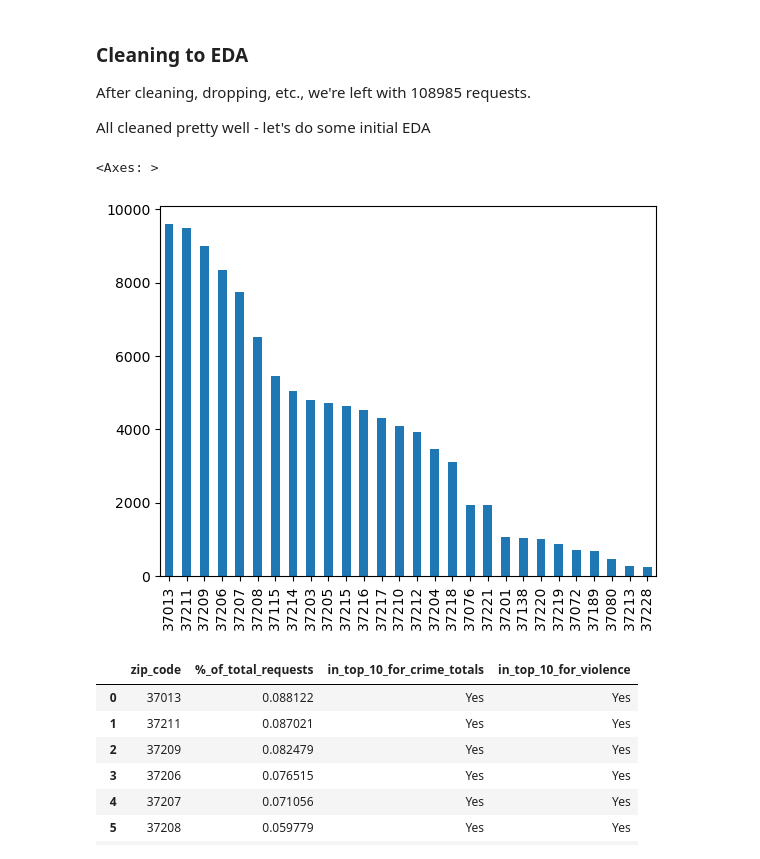
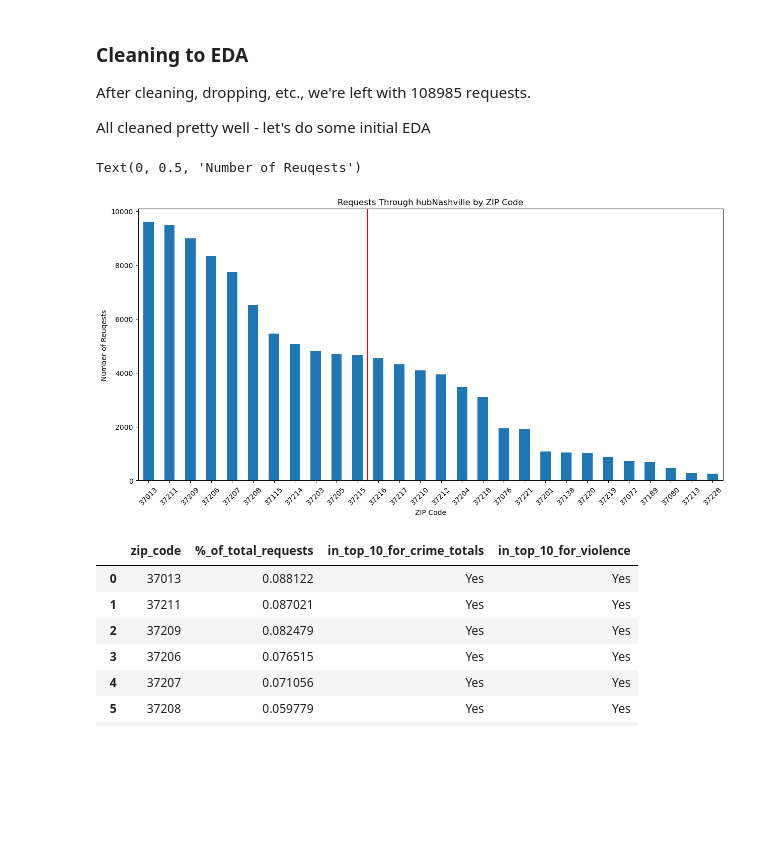
Before and after one commit to edwardbrown750/nss_da9_Capstone, a Jupyter notebook: notebook/ed_brown_da9_capstone_analysis_notebook.ipynb, the cells around one changed output. Saved outputs shown, nothing was run; the diff lists cells and outputs as text; code cells hidden in the pictures; blank space fills up the shorter version.

```diff
--- a/notebook/ed_brown_da9_capstone_analysis_notebook.ipynb
+++ b/notebook/ed_brown_da9_capstone_analysis_notebook.ipynb
@@ -738,10 +812,16 @@ After cleaning, dropping, etc., we're left with 108985 requests.
 All cleaned pretty well - let's do some initial EDA
 # %%
 #Let's start with seeing the distribution of ZIPs in service requests.
+plt.figure(figsize=(15,7))
 hubnashville_requests['zip_code'].value_counts().plot(kind='bar')
+plt.title('Requests Through hubNashville by ZIP Code')
+plt.xlabel('ZIP Code')
+plt.xticks(rotation = 45)
+plt.axvline(x = 10.5, color = 'r', label = 'axvline - full height')
+plt.ylabel('Number of Reuqests')
 # %% [output]
-<Axes: >
+Text(0, 0.5, 'Number of Reuqests')
-[figure, old version]
+[figure, new version]
 # %%
 #Most requests are concentrated within about 15 ZIP codes...I wonder if they overlap w/our Top 10s in Crime and Violence.
 request_counts_by_zip = hubnashville_requests['zip_code'].value_counts(normalize=True).rename_axis('zip_code').reset_index(name='%_of_total_requests')
```
Also changed, not shown: parts of 17 cells of this notebook, 2 other files.
